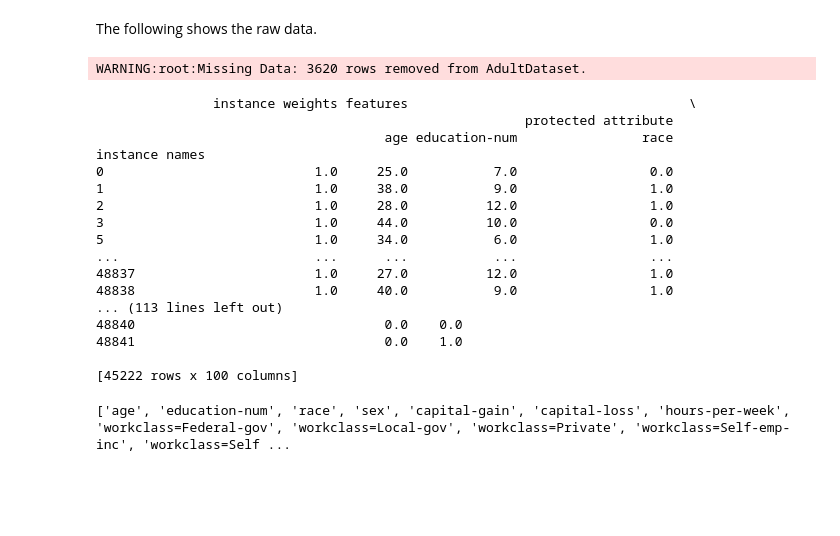
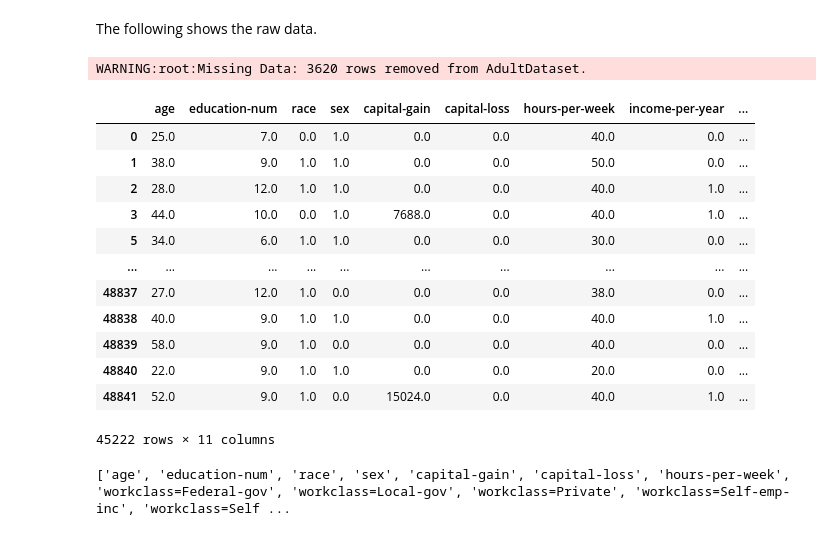
Before and after one commit to RishiDarkDevil/Regularization-Based-Fair-Classifier, a Jupyter notebook: Fairness-Definitions-Comparison.ipynb, the cells around one changed output. Cells and saved outputs as stored; diff of their text form; code cells hidden in the pictures; blank space fills up the shorter version.

Commit message:
Fix data df display overflow

```diff
--- a/Fairness-Definitions-Comparison.ipynb
+++ b/Fairness-Definitions-Comparison.ipynb
@@ -31,26 +32,22 @@ from sklearn.model_selection import train_test_split
 The following shows the raw data.
 # %%
 data_adult = AdultDataset()
-data_adult
+pd.DataFrame(data_adult.metadata['params']['df']).iloc[:,0:11] # Some columns are skipped to prevent print overflow
 # %% [output]
 WARNING:root:Missing Data: 3620 rows removed from AdultDataset.
+|  | age | education-num | race | sex | capital-gain | capital-loss | hours-per-week | income-per-year | ... |
+| 0 | 25.0 | 7.0 | 0.0 | 1.0 | 0.0 | 0.0 | 40.0 | 0.0 | ... |
+| 1 | 38.0 | 9.0 | 1.0 | 1.0 | 0.0 | 0.0 | 50.0 | 0.0 | ... |
+| 2 | 28.0 | 12.0 | 1.0 | 1.0 | 0.0 | 0.0 | 40.0 | 1.0 | ... |
+| 3 | 44.0 | 10.0 | 0.0 | 1.0 | 7688.0 | 0.0 | 40.0 | 1.0 | ... |
+| 5 | 34.0 | 6.0 | 1.0 | 1.0 | 0.0 | 0.0 | 30.0 | 0.0 | ... |
+| ... | ... | ... | ... | ... | ... | ... | ... | ... | ... |
+| 48837 | 27.0 | 12.0 | 1.0 | 0.0 | 0.0 | 0.0 | 38.0 | 0.0 | ... |
+| 48838 | 40.0 | 9.0 | 1.0 | 1.0 | 0.0 | 0.0 | 40.0 | 1.0 | ... |
+| 48839 | 58.0 | 9.0 | 1.0 | 0.0 | 0.0 | 0.0 | 40.0 | 0.0 | ... |
+| 48840 | 22.0 | 9.0 | 1.0 | 1.0 | 0.0 | 0.0 | 20.0 | 0.0 | ... |
+| 48841 | 52.0 | 9.0 | 1.0 | 0.0 | 15024.0 | 0.0 | 40.0 | 1.0 | ... |
-               instance weights features                                    \
-                                                       protected attribute
-                                     age education-num                race
-instance names
-0                           1.0     25.0           7.0                 0.0
-1                           1.0     38.0           9.0                 1.0
-2                           1.0     28.0          12.0                 1.0
-3                           1.0     44.0          10.0                 0.0
-5                           1.0     34.0           6.0                 1.0
-...                         ...      ...           ...                 ...
-48837                       1.0     27.0          12.0                 1.0
-48838                       1.0     40.0           9.0                 1.0
-... (113 lines left out)
-48840                                0.0    0.0
-48841                                0.0    1.0
-
-[45222 rows x 100 columns]
+45222 rows × 11 columns
 # %%
 print(data_adult.feature_names, sep=",")
 # %% [output]
```
Also changed, not shown: parts of 14 cells of this notebook.
